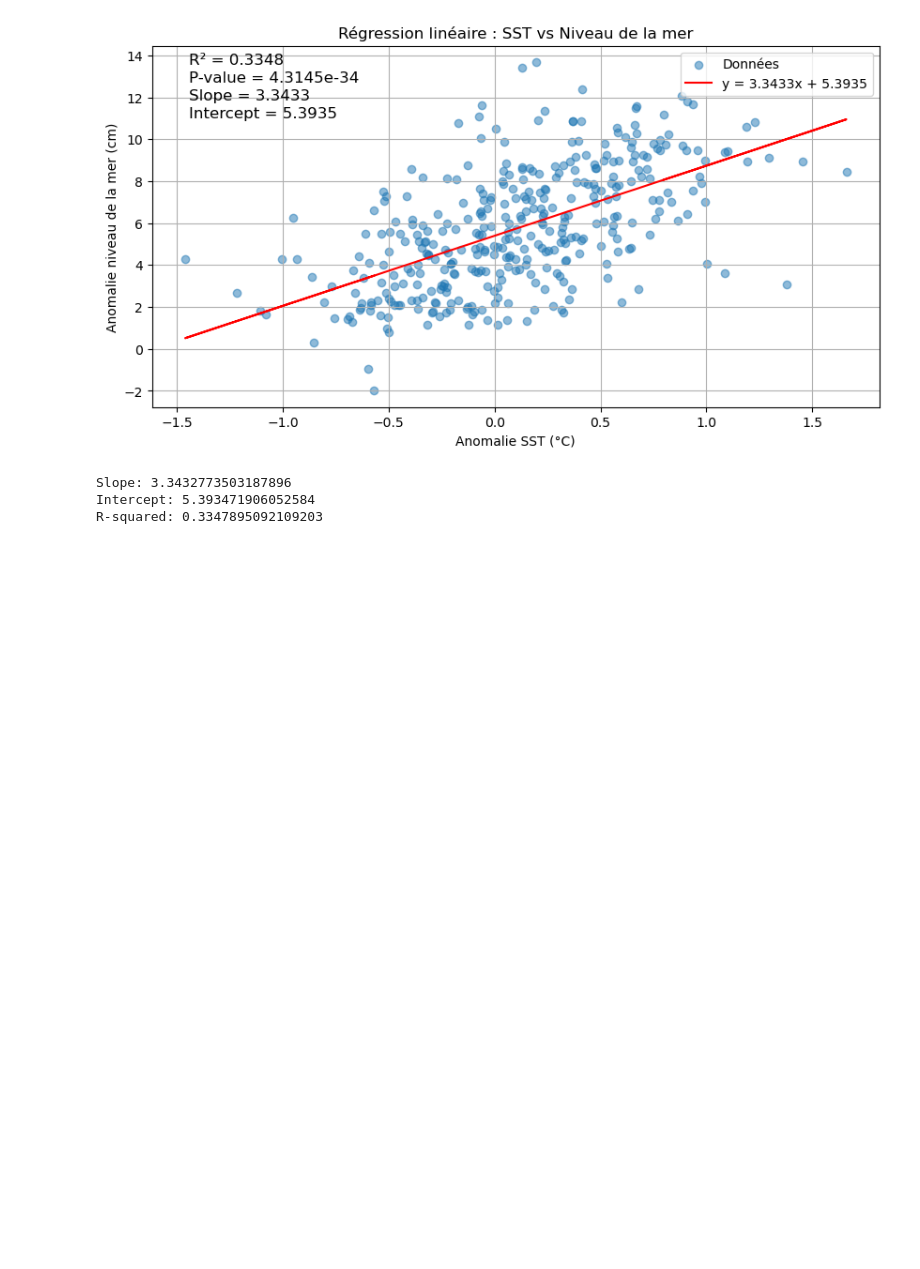
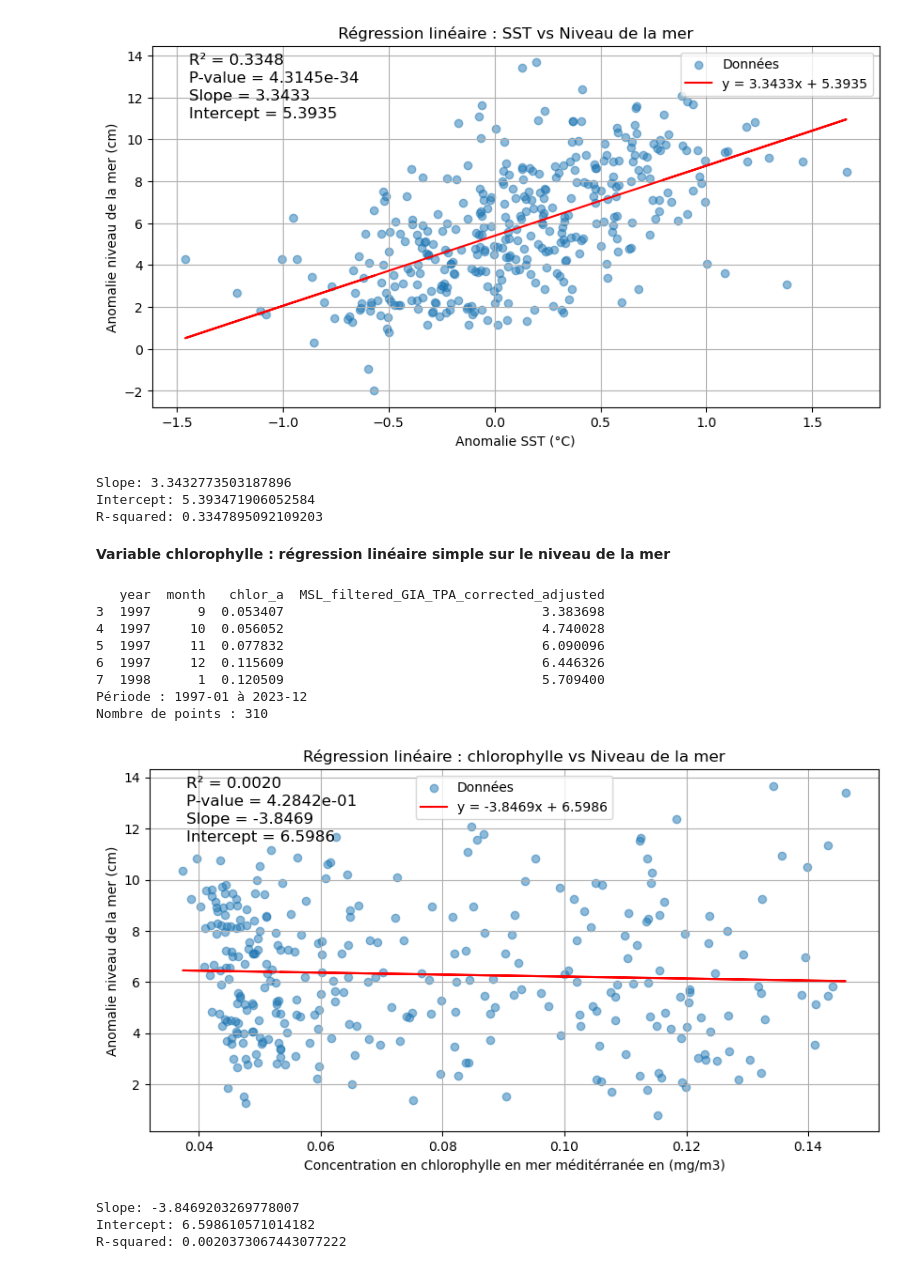
Before and after one commit to LeoDony7/Stat-App-Montee-des-oceans, a Jupyter notebook: reg_lin_par_var.ipynb, the cells around one changed output. Cells and saved outputs as stored; diff of their text form; code cells hidden in the pictures; blank space fills up the shorter version.

Commit message:
chlorophylle

```diff
--- a/reg_lin_par_var.ipynb
+++ b/reg_lin_par_var.ipynb
@@ -77,3 +77,80 @@ Nombre de points : 366
 Slope: 3.3432773503187896
 Intercept: 5.393471906052584
 R-squared: 0.3347895092109203
+# %% [markdown]
+**Variable chlorophylle : régression linéaire simple sur le niveau de la mer**
+# %%
+import pandas as pd
+import numpy as np
+import matplotlib.pyplot as plt
+from scipy.stats import linregress
+
+
+chl_file = 'my_data_folder/chl_folder/omi_health_chl_medsea_oceancolour_area_averaged_mean_19970901_P20240708.csv'
+sea_level_file = 'my_data_folder/sea_level_folder/sea_level_monthly/sea_level_monthly.csv'
+df_chl = pd.read_csv(chl_file, parse_dates=['time'])  # colonne 'time' obligatoire
+df_sea = pd.read_csv(sea_level_file, parse_dates=['time'])
+
+df_chl= df_chl[['time', 'chlor_a']]  # adapte le nom de la colonne si nécessaire
+df_sea = df_sea[['time', 'MSL_filtered_GIA_TPA_corrected_adjusted']]  # idem ici
+
+# Extraire année et mois
+df_chl['year'] = df_chl['time'].dt.year
+df_chl['month'] = df_chl['time'].dt.month
+
+df_sea['year'] = df_sea['time'].dt.year
+df_sea['month'] = df_sea['time'].dt.month
+
+df_chl = df_chl[['year', 'month', 'chlor_a']]
+df_sea = df_sea[['year', 'month', 'MSL_filtered_GIA_TPA_corrected_adjusted']]
+
+# Fusionner sur (année, mois)
+df_merged = pd.merge(df_chl, df_sea, on=['year', 'month'], how='inner')
+df_merged = df_merged.dropna()
+
+# Afficher un aperçu
+print(df_merged.head())
+print(f"Période : {df_merged['year'].min()}-{df_merged['month'].min():02d} à {df_merged['year'].max()}-{df_merged['month'].max():02d}")
+print(f"Nombre de points : {len(df_merged)}")
+
+x = df_merged['chlor_a'].values# données pour la régression
+y = df_merged['MSL_filtered_GIA_TPA_corrected_adjusted'].values# données pour la régression
+
+slope, intercept, r_value, p_value, std_err = linregress(x, y)# Régression linéaire
+
+# Affichage
+plt.figure(figsize=(10, 5))
+plt.scatter(x, y, alpha=0.5, label='Données')
+plt.plot(x, slope * x + intercept, color='red', label=f'y = {slope:.4f}x + {intercept:.4f}')
+
+# Infos de la régression sur le graphique
+plt.text(0.05, 0.95, f'R² = {r_value**2:.4f}', transform=plt.gca().transAxes, fontsize=12)
+plt.text(0.05, 0.90, f'P-value = {p_value:.4e}', transform=plt.gca().transAxes, fontsize=12)
+plt.text(0.05, 0.85, f'Slope = {slope:.4f}', transform=plt.gca().transAxes, fontsize=12)
+plt.text(0.05, 0.80, f'Intercept = {intercept:.4f}', transform=plt.gca().transAxes, fontsize=12)
+
+# Finitions
+plt.title("Régression linéaire : chlorophylle vs Niveau de la mer")
+plt.xlabel("Concentration en chlorophylle en mer méditérranée en (mg/m3)")
+plt.ylabel("Anomalie niveau de la mer (cm)")
+plt.legend()
+plt.grid()
+plt.show()
+
+# Résultats numériques
+print(f"Slope: {slope}")
+print(f"Intercept: {intercept}")
+print(f"R-squared: {r_value**2}")
+# %% [output]
+   year  month   chlor_a  MSL_filtered_GIA_TPA_corrected_adjusted
+3  1997      9  0.053407                                 3.383698
+4  1997     10  0.056052                                 4.740028
+5  1997     11  0.077832                                 6.090096
+6  1997     12  0.115609                                 6.446326
+7  1998      1  0.120509                                 5.709400
+Période : 1997-01 à 2023-12
+Nombre de points : 310
+[figure, added]
+Slope: -3.8469203269778007
+Intercept: 6.598610571014182
+R-squared: 0.0020373067443077222
```
